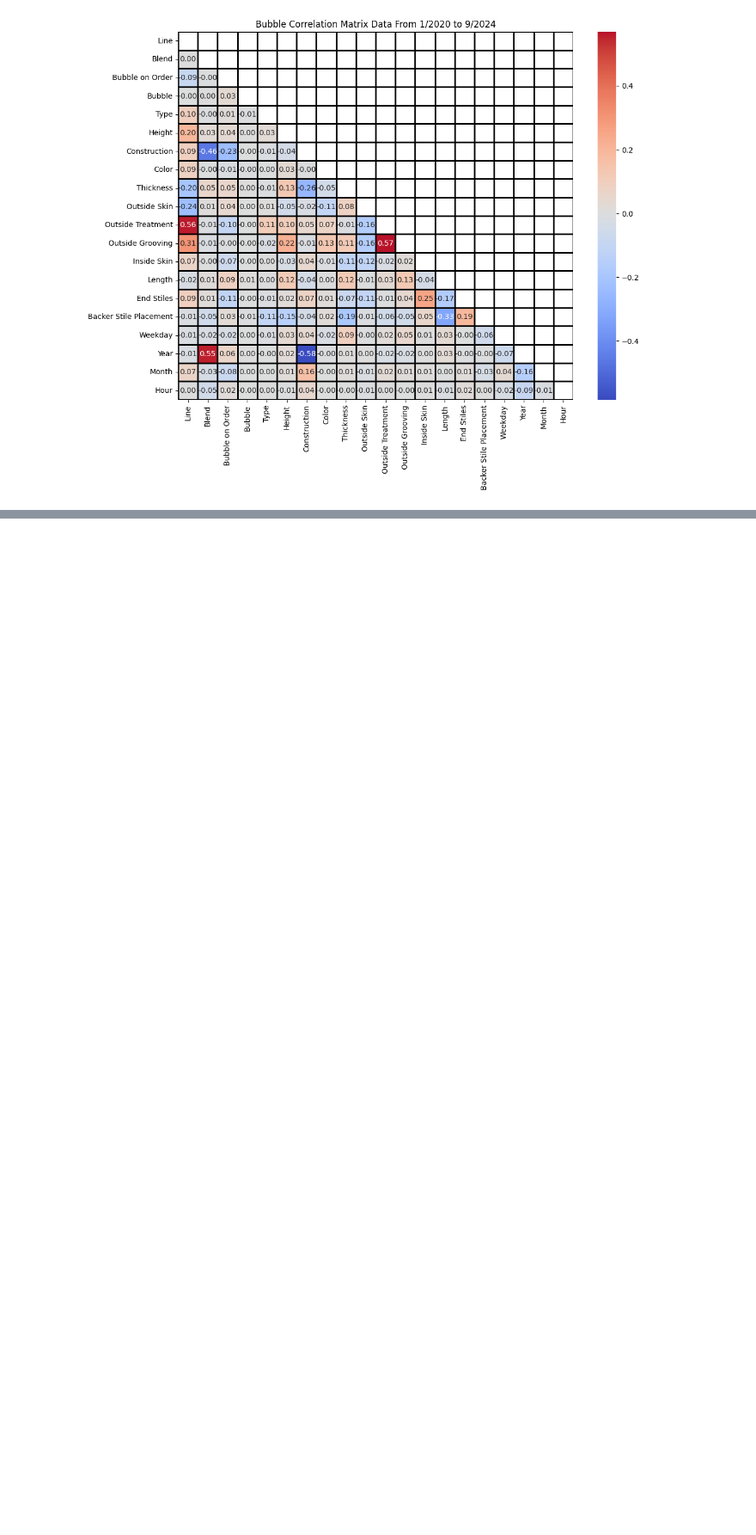
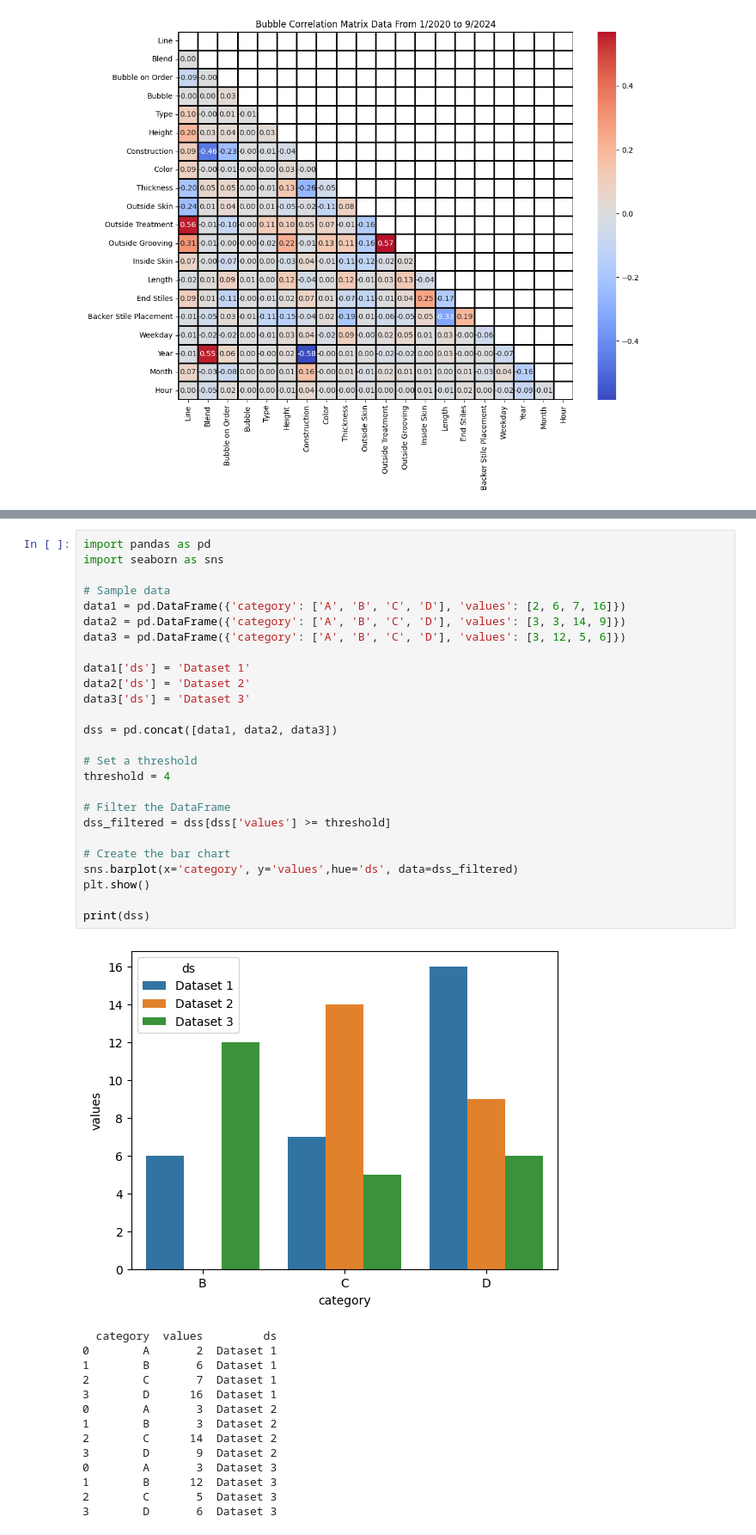
Before and after one commit to mattrupp/section-bubble-analysis, a Jupyter notebook: section-bubble-analysis.ipynb, the cells around one changed output, grey strips where cells are left out. Shown at 86% size. Saved outputs shown, nothing was run; the diff lists cells and outputs as text; blank space fills up the shorter version.

```diff
--- a/section-bubble-analysis.ipynb
+++ b/section-bubble-analysis.ipynb
@@ -254,0 +285,41 @@ Name: Color, Length: 5445, dtype: int64
+# %%
+import pandas as pd
+import seaborn as sns
+
+# Sample data
+data1 = pd.DataFrame({'category': ['A', 'B', 'C', 'D'], 'values': [2, 6, 7, 16]})
+data2 = pd.DataFrame({'category': ['A', 'B', 'C', 'D'], 'values': [3, 3, 14, 9]})
+data3 = pd.DataFrame({'category': ['A', 'B', 'C', 'D'], 'values': [3, 12, 5, 6]})
+
+data1['ds'] = 'Dataset 1'
+data2['ds'] = 'Dataset 2'
+data3['ds'] = 'Dataset 3'
+
+dss = pd.concat([data1, data2, data3])
+
+# Set a threshold
+threshold = 4
+
+# Filter the DataFrame
+dss_filtered = dss[dss['values'] >= threshold]
+
+# Create the bar chart
+sns.barplot(x='category', y='values',hue='ds', data=dss_filtered)
+plt.show()
+
+print(dss)
+# %% [output]
+[figure, added]
+  category  values         ds
+0        A       2  Dataset 1
+1        B       6  Dataset 1
+2        C       7  Dataset 1
+3        D      16  Dataset 1
+0        A       3  Dataset 2
+1        B       3  Dataset 2
+2        C      14  Dataset 2
+3        D       9  Dataset 2
+0        A       3  Dataset 3
+1        B      12  Dataset 3
+2        C       5  Dataset 3
+3        D       6  Dataset 3
```
Also changed, not shown: parts of 9 cells of this notebook.
